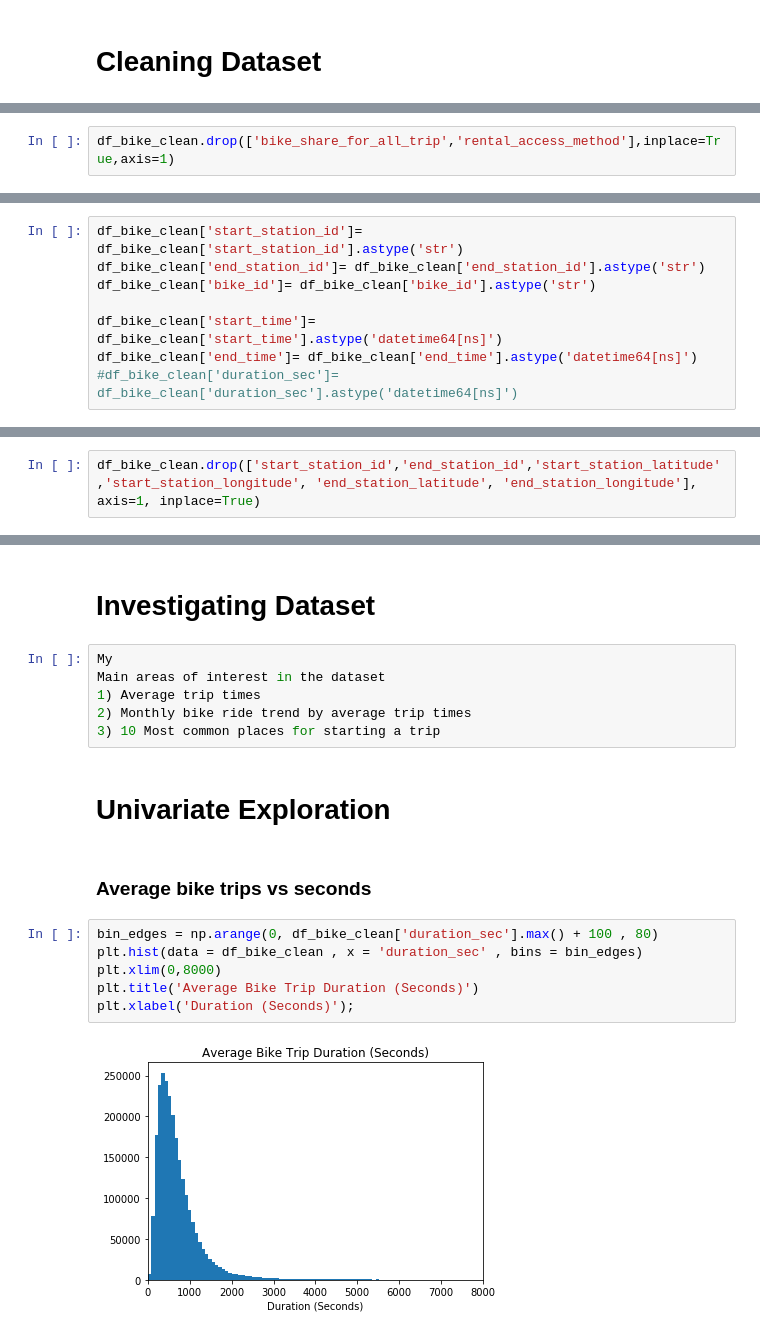
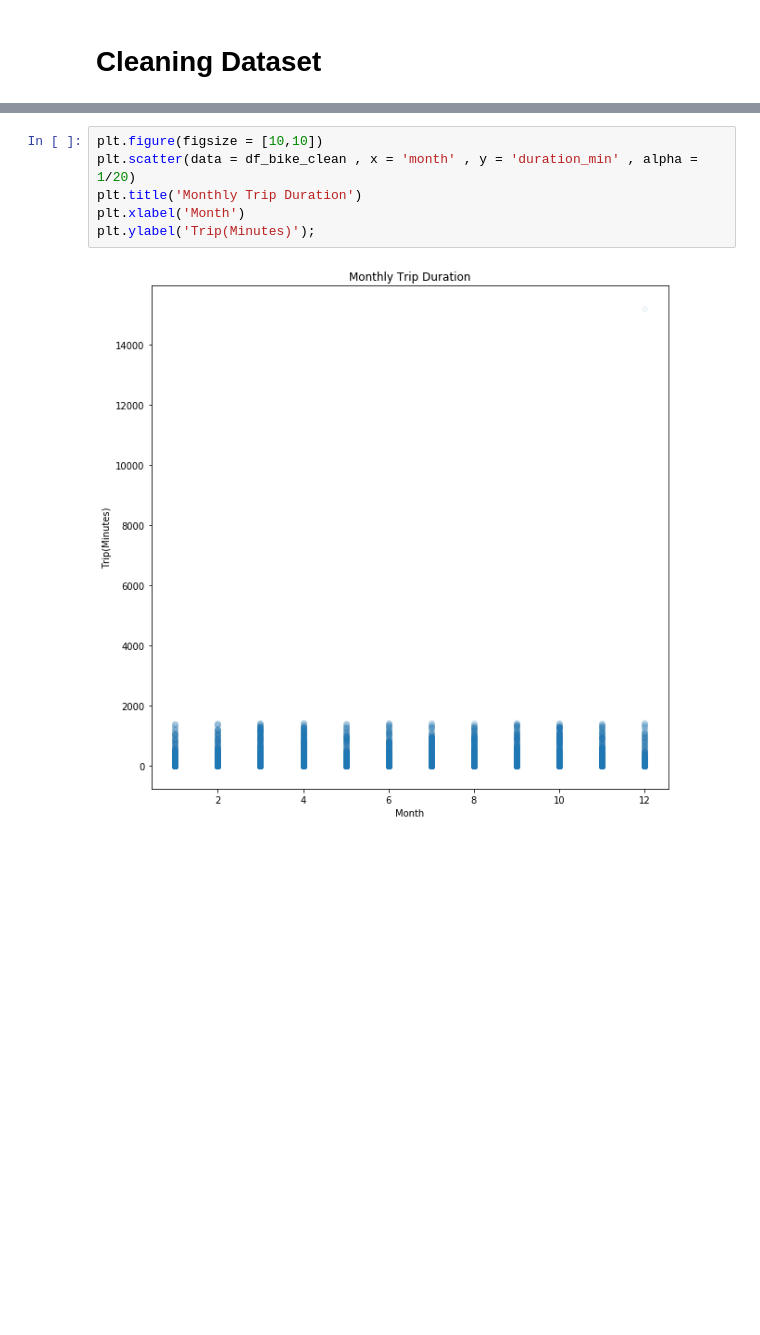
Before and after one commit to khatirinejad/Udacity-Data-Visualization, a Jupyter notebook: Udacity_Data_Visualization.ipynb, the cells around one changed output, grey strips where cells are left out. Cells and saved outputs as stored; diff of their text form; blank space fills up the shorter version.

```diff
--- a/Udacity_Data_Visualization.ipynb
+++ b/Udacity_Data_Visualization.ipynb
@@ -183,2 +318,0 @@ memory usage: 286.9+ MB
-# %%
-df_bike_clean.drop(['bike_share_for_all_trip','rental_access_method'],inplace=True,axis=1)
@@ -214,8 +318,0 @@ memory usage: 248.6+ MB
-# %%
-df_bike_clean['start_station_id']= df_bike_clean['start_station_id'].astype('str')
-df_bike_clean['end_station_id']= df_bike_clean['end_station_id'].astype('str')
-df_bike_clean['bike_id']= df_bike_clean['bike_id'].astype('str')
-
-df_bike_clean['start_time']= df_bike_clean['start_time'].astype('datetime64[ns]')
-df_bike_clean['end_time']= df_bike_clean['end_time'].astype('datetime64[ns]')
-#df_bike_clean['duration_sec']= df_bike_clean['duration_sec'].astype('datetime64[ns]')
@@ -251,2 +318,0 @@ memory usage: 248.6+ MB
-# %%
-df_bike_clean.drop(['start_station_id','end_station_id','start_station_latitude','start_station_longitude', 'end_station_latitude', 'end_station_longitude'], axis=1, inplace=True)
@@ -274,20 +319,8 @@ memory usage: 172.1+ MB
-# %% [markdown]
-# Investigating Dataset
-# %%
-My
-Main areas of interest in the dataset
-1) Average trip times
-2) Monthly bike ride trend by average trip times
-3) 10 Most common places for starting a trip
-# %% [markdown]
-# Univariate Exploration
-# %% [markdown]
-### Average bike trips vs seconds
-# %%
-bin_edges = np.arange(0, df_bike_clean['duration_sec'].max() + 100 , 80)
-plt.hist(data = df_bike_clean , x = 'duration_sec' , bins = bin_edges)
-plt.xlim(0,8000)
-plt.title('Average Bike Trip Duration (Seconds)')
-plt.xlabel('Duration (Seconds)');
-# %% [output]
-[figure, removed]
+# %%
+plt.figure(figsize = [10,10])
+plt.scatter(data = df_bike_clean , x = 'month' , y = 'duration_min' , alpha = 1/20)
+plt.title('Monthly Trip Duration')
+plt.xlabel('Month')
+plt.ylabel('Trip(Minutes)');
+# %% [output]
+[figure, added]
```
Also changed, not shown: parts of 40 cells of this notebook.
